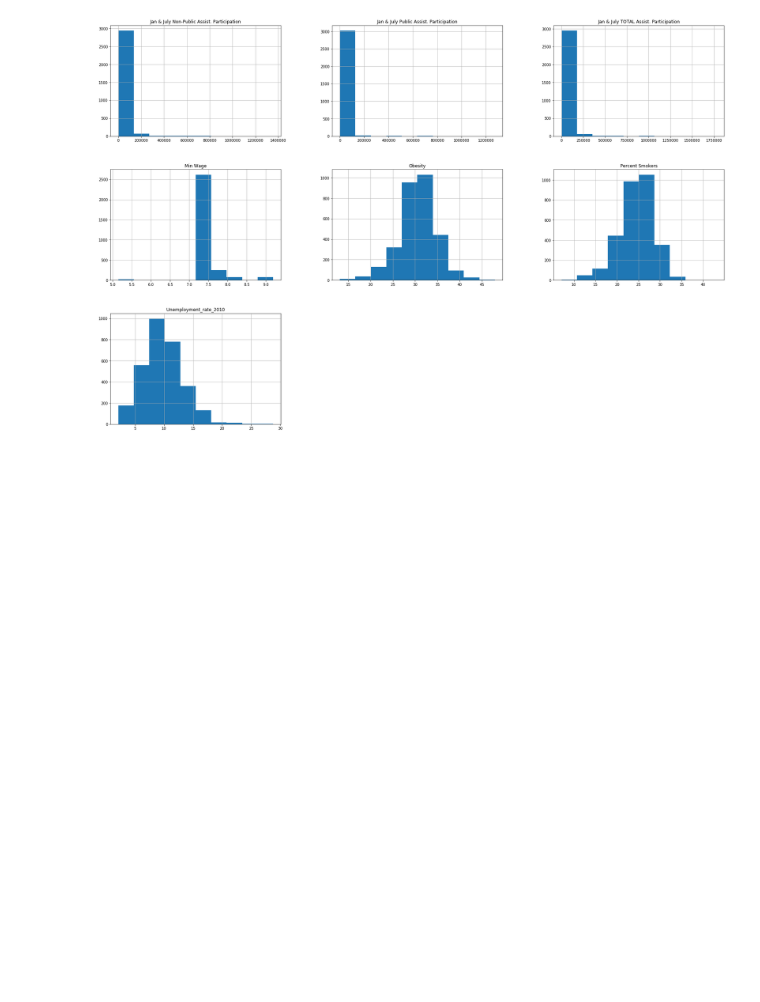
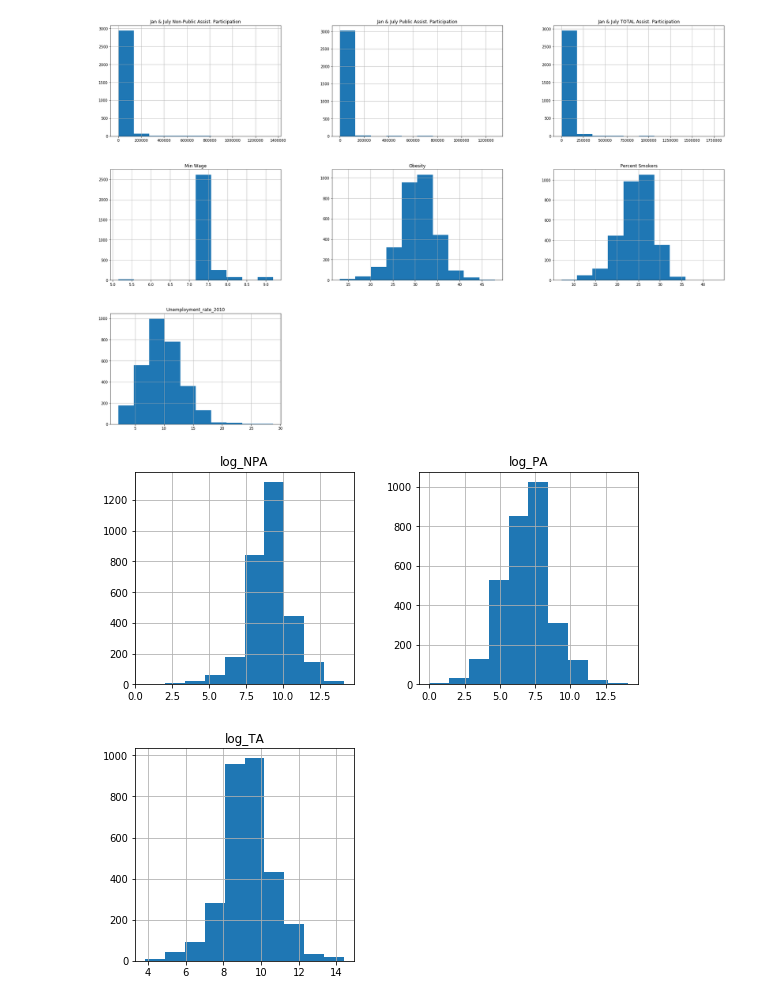
Before and after one commit to aulorbe/Life-Expectancy-In-The-US, a Jupyter notebook: EDA.ipynb, the cells around one changed output. Drawn from its saved outputs; the diff is of its cells as text; code cells hidden in the pictures; blank space fills up the shorter version.

Commit message:
update EDA with histograms

```diff
--- a/EDA.ipynb
+++ b/EDA.ipynb
@@ -79,0 +68,20 @@ array([[<matplotlib.axes._subplots.AxesSubplot object at 0x...>,
+# %%
+# Run log transform on Food Stamps vars after checking initial histogram for normality
+
+# Create new dataframe to pass in log values of Food Stamps var
+data_log = pd.DataFrame([])
+
+# Create columns to hold log values
+data_log['log_PA'] = np.log(df['Jan & July Public Assist. Participation'])
+data_log['log_NPA'] = np.log(df['Jan & July Non-Public Assist. Participation'])
+data_log['log_TA'] = np.log(df['Jan & July TOTAL Assist. Participation'])
+
+# If value is zero, it will be negative inf when taking the log
+data_log = data_log.replace([np.inf, -np.inf], np.nan).dropna(subset=['log_PA'], how="all")
+data_log = data_log.replace([np.inf, -np.inf], np.nan).dropna(subset=['log_NPA'], how="all")
+data_log = data_log.replace([np.inf, -np.inf], np.nan).dropna(subset=['log_TA'], how="all")
+
+# Graphing the normalized histogram
+data_log.hist(figsize=[9,9]);
+# %% [output]
+[figure, added]
```
Also changed, not shown: parts of 6 cells of this notebook.
